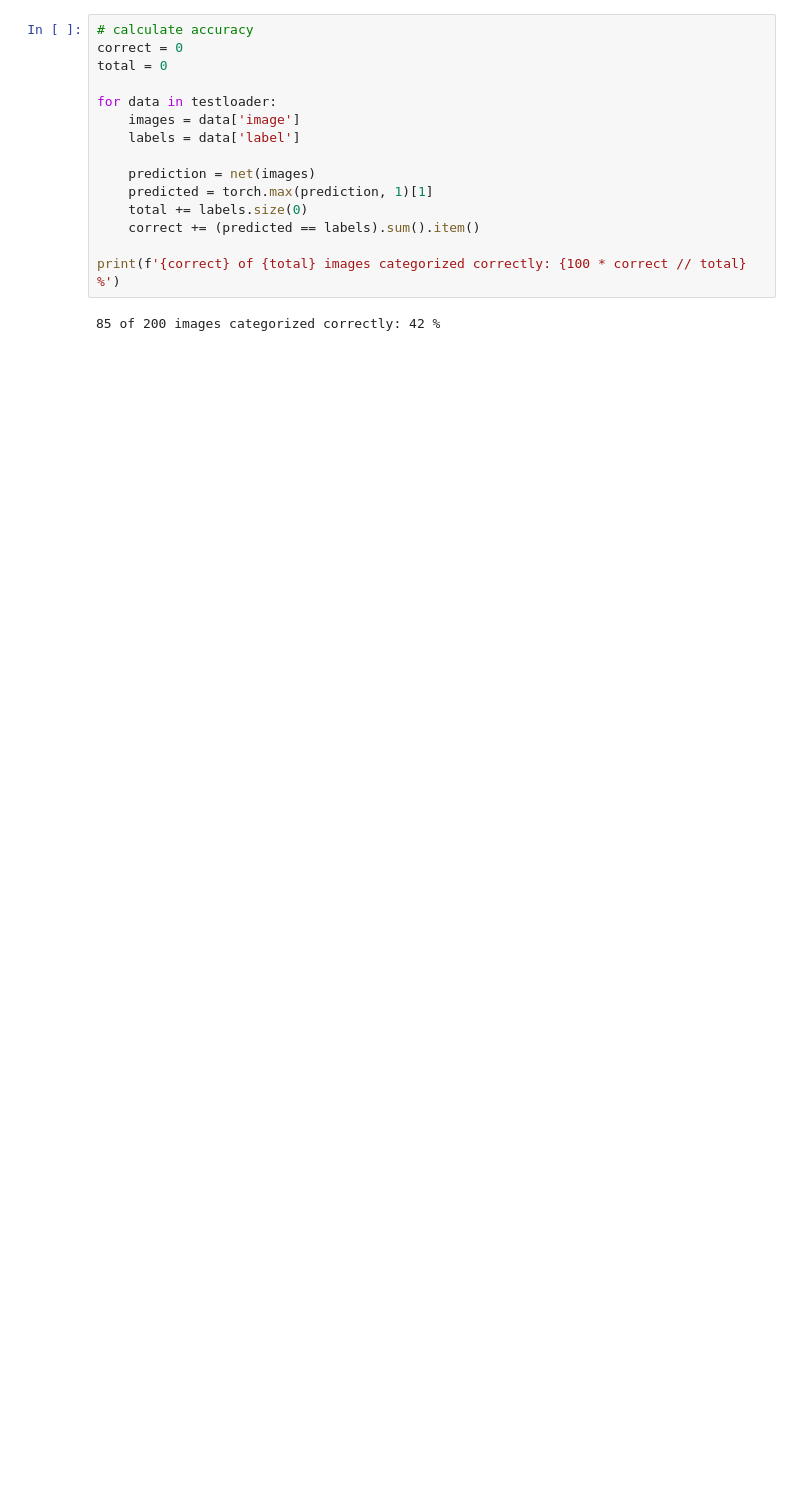
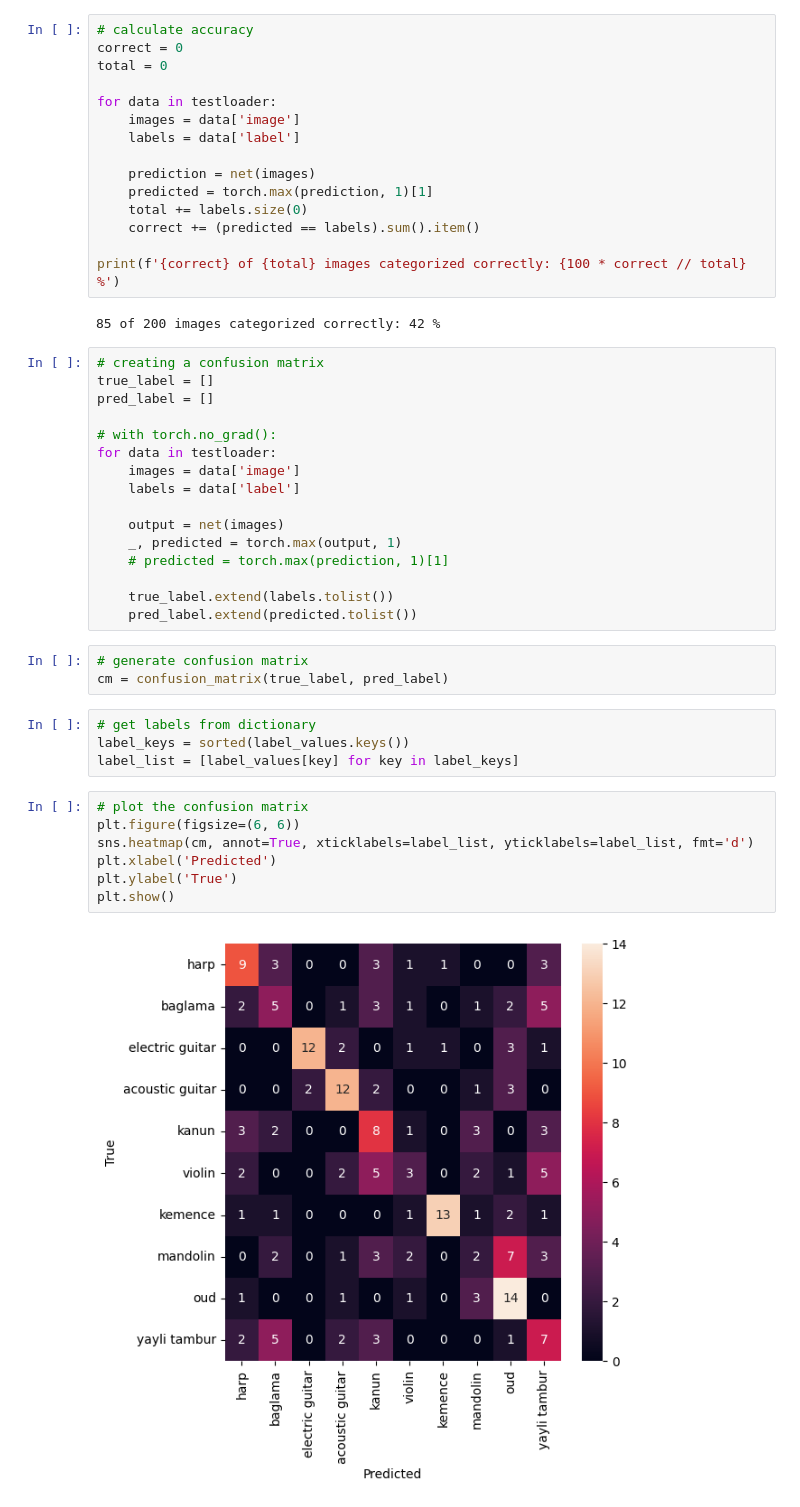
Before and after one commit to DanLucas1/image_classification, a Jupyter notebook: img_classification_instruments.ipynb, the cells around one changed output. Cells and saved outputs as stored; diff of their text form; blank space fills up the shorter version.

```diff
--- a/img_classification_instruments.ipynb
+++ b/img_classification_instruments.ipynb
@@ -358,3 +348,35 @@ for data in testloader:
 print(f'{correct} of {total} images categorized correctly: {100 * correct // total} %')
 # %% [output]
 85 of 200 images categorized correctly: 42 %
+# %%
+# creating a confusion matrix
+true_label = []
+pred_label = []
+
+# with torch.no_grad():
+for data in testloader:
+    images = data['image']
+    labels = data['label']
+
+    output = net(images)
+    _, predicted = torch.max(output, 1)
+    # predicted = torch.max(prediction, 1)[1]
+
+    true_label.extend(labels.tolist())
+    pred_label.extend(predicted.tolist())
+# %%
+# generate confusion matrix
+cm = confusion_matrix(true_label, pred_label)
+# %%
+# get labels from dictionary
+label_keys = sorted(label_values.keys())
+label_list = [label_values[key] for key in label_keys]
+# %%
+# plot the confusion matrix
+plt.figure(figsize=(6, 6))
+sns.heatmap(cm, annot=True, xticklabels=label_list, yticklabels=label_list, fmt='d')
+plt.xlabel('Predicted')
+plt.ylabel('True')
+plt.show()
+# %% [output]
+[figure, added]
```
Also changed, not shown: parts of 14 cells of this notebook.
